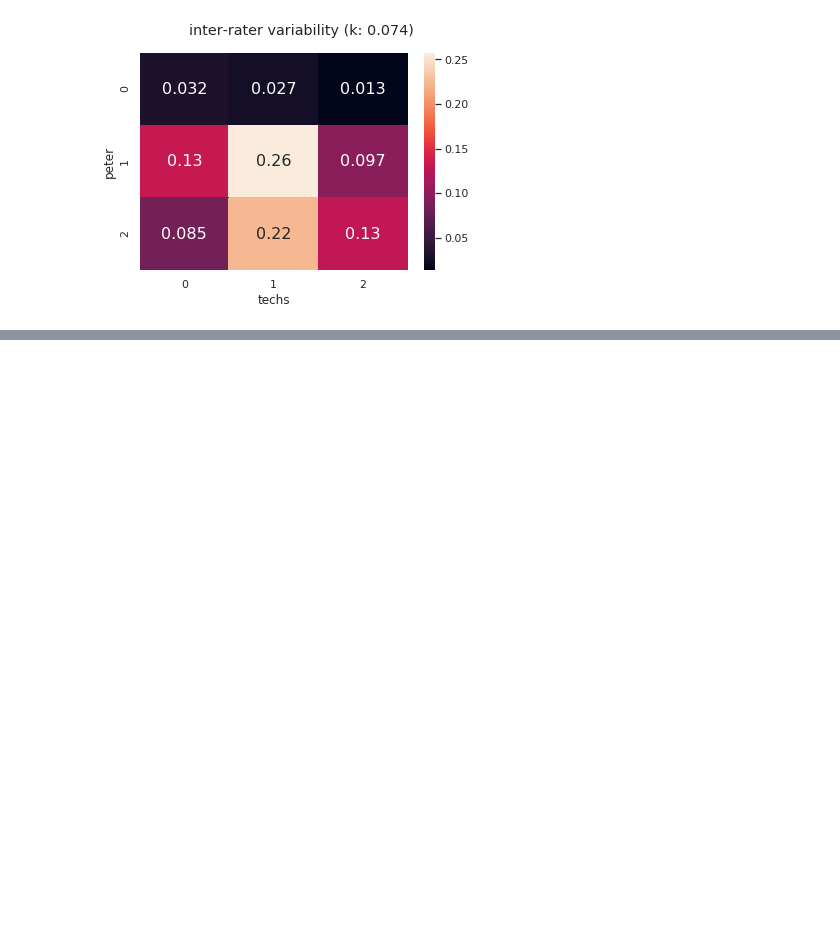
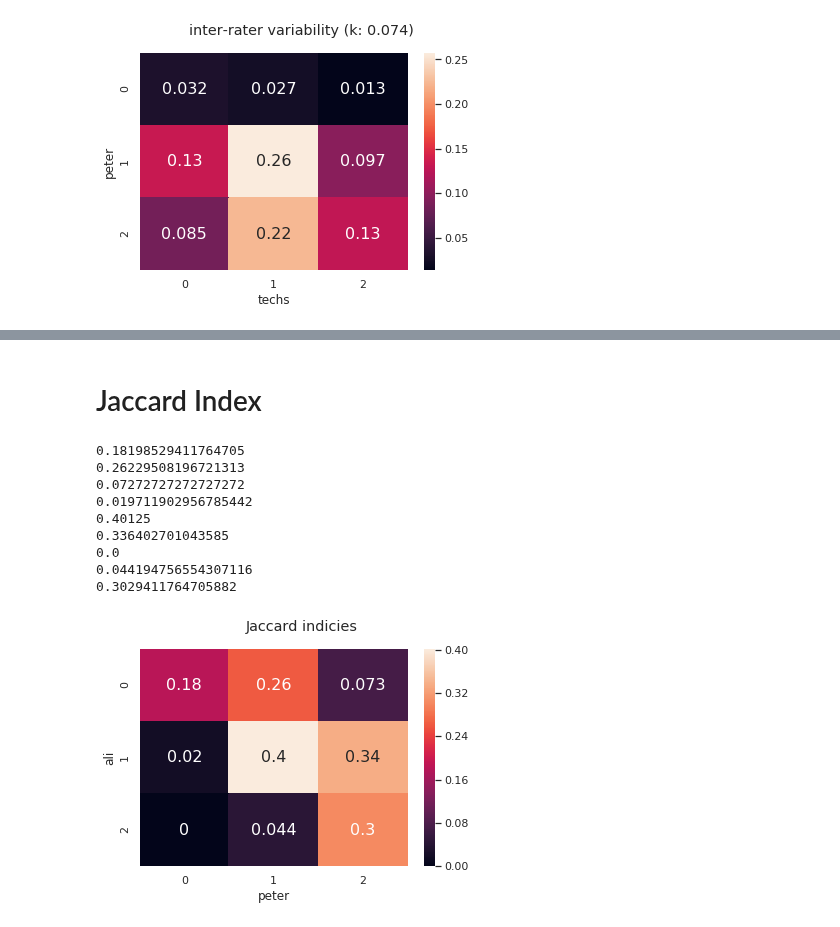
Before and after one commit to 18jeffreyma/motion-artifact, a Jupyter notebook: inter_rater_analysis.ipynb, the cells around one changed output, grey strips where cells are left out. Saved outputs shown, nothing was run; the diff lists cells and outputs as text; code cells hidden in the pictures; blank space fills up the shorter version.

Commit message:
generated jaccard indicies

```diff
--- a/inter_rater_analysis.ipynb
+++ b/inter_rater_analysis.ipynb
@@ -235,0 +242,56 @@ display_cm(peter_intersect_labels, tech_labels, axis_titles=["peter", "techs"])
+# %% [markdown]
+# Jaccard Index
+# %%
+log_path_ali = "./data/logs/ratings_ali.csv"
+log_path_peter = "./data/logs/ratings_peter.csv"
+
+ratings_ali_indexed = get_indexed_ratings(log_path_ali)
+ratings_peter_indexed = get_indexed_ratings(log_path_peter)
+
+rater1_ratings = ratings_ali_indexed
+rater2_ratings = ratings_peter_indexed
+
+title = "Jaccard indicies"
+axis_titles = ["ali","peter"]
+
+jaccard_cm = []
+
+for rater1 in range(3):
+
+    rater1_row = []
+
+    for rater2 in range(3):
+
+        numerator = float(len([file for file in rater2_ratings[rater2] if file in rater1_ratings[rater1]]))
+
+        denominator = len(ratings_ali_indexed[rater1]) + len(ratings_peter_indexed[rater2]) - numerator
+
+        print(str(numerator/denominator))
+
+        rater1_row.append(numerator/denominator)
+
+    jaccard_cm.append(rater1_row)
+
+
+df_cm = pd.DataFrame(jaccard_cm, range(3), range(3))
+
+#plt.figure(figsize = (10,7))
+
+sns.set(font_scale=1)#for label size
+
+plt.suptitle(title)
+
+ax = sns.heatmap(df_cm, annot=True,annot_kws={"size": 16})# font size
+ax.set(xlabel=axis_titles[1], ylabel=axis_titles[0])
+plt.show()
+# %% [output]
+0.18198529411764705
+0.26229508196721313
+0.07272727272727272
+0.019711902956785442
+0.40125
+0.336402701043585
+0.0
+0.044194756554307116
+0.3029411764705882
+[figure, added]
```
Also changed, not shown: parts of 5 cells of this notebook, 1 other file.
